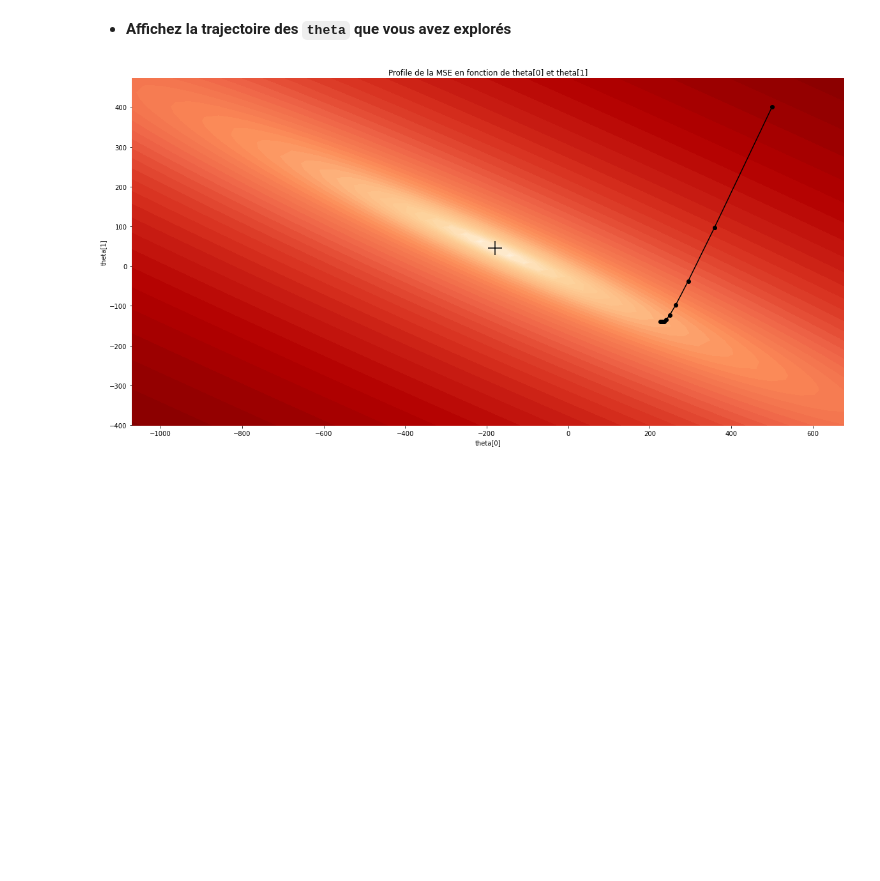
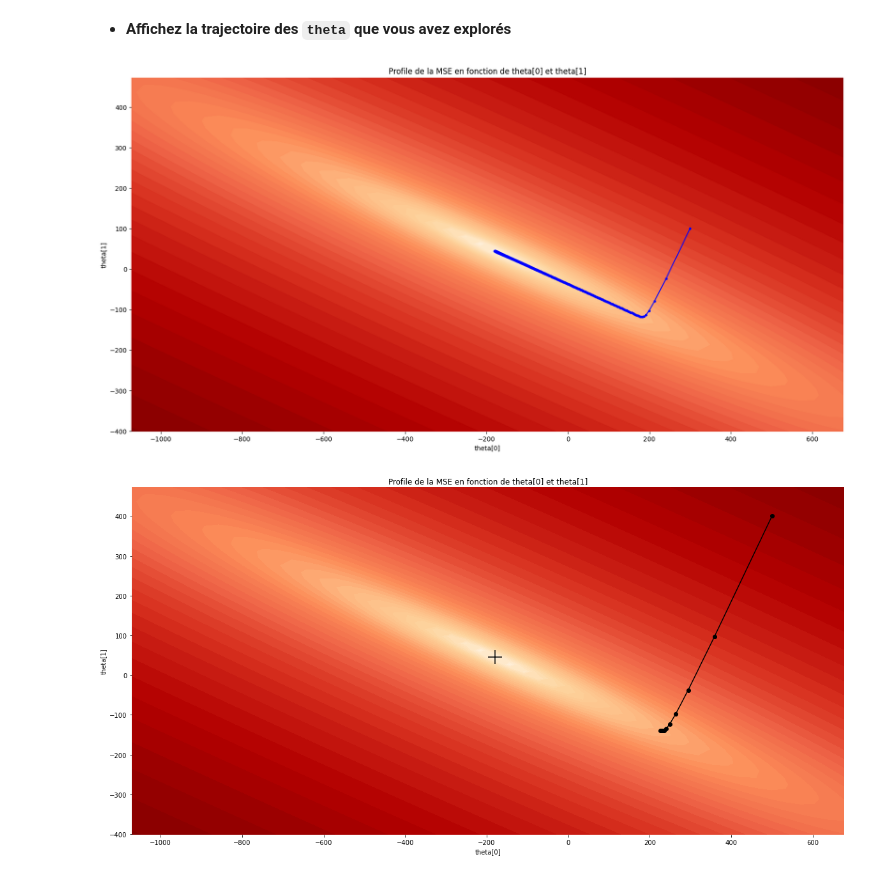
Before and after one commit to aizakaria/Gradient_descent_project, a Jupyter notebook: Descente de gradient-sujet.ipynb, the cells around one changed output. Cells and saved outputs as stored; diff of their text form; code cells hidden in the pictures; blank space fills up the shorter version.

```diff
--- a/Descente de gradient-sujet.ipynb
+++ b/Descente de gradient-sujet.ipynb
@@ -263,25 +293,28 @@ print('mse après une itération : {:>19.5f}'.format(mse_next))
     * À chaque tour de boucle, calculez `grad_mse(theta)` et modifiez votre `theta` en enlevant `step_size*grad_mse(theta)`.
 * **Stockez tous les `theta` que vous aurez explorés dans une liste.**
 # %%
-theta = ...
+theta = np.array([300.0, 100.0])
 theta_tested = []
-for i in range(10000000000):
-    theta_tested += ...
-    grad_theta = ...
-    theta = ...
-    if np.max(step_size*grad_theta) < 0.000001:
+step_size = 0.05
+for i in range(10000):
+    theta_tested += [theta.copy()]
+    grad_theta = grad_mse(theta)
+    theta = theta - step_size * grad_theta
+    if np.max(np.abs(step_size * grad_theta)) < 0.000001:
         break
 # %% [markdown]
 * **Affichez la trajectoire des `theta` que vous avez explorés**
 # %%
 theta_tested = np.array(theta_tested)  # au cas où ça sera juste une liste. Un np.array, c'est toujours mieux.
 
 fig, ax = plt.subplots(figsize=(20,10))
 plot_mse_profile(ax, get_mse)
 ### YOUR CODE HERE ###
-...
+ax.plot(theta_tested[:,0], theta_tested[:,1], marker='o', c='blue', markersize=3)
 ######
 plt.show()
+# %% [output]
+[figure, added]
 # %% [markdown]
 ![image.png](attachment:image.png)
 # %% [markdown]
```
Also changed, not shown: parts of 24 cells of this notebook.
